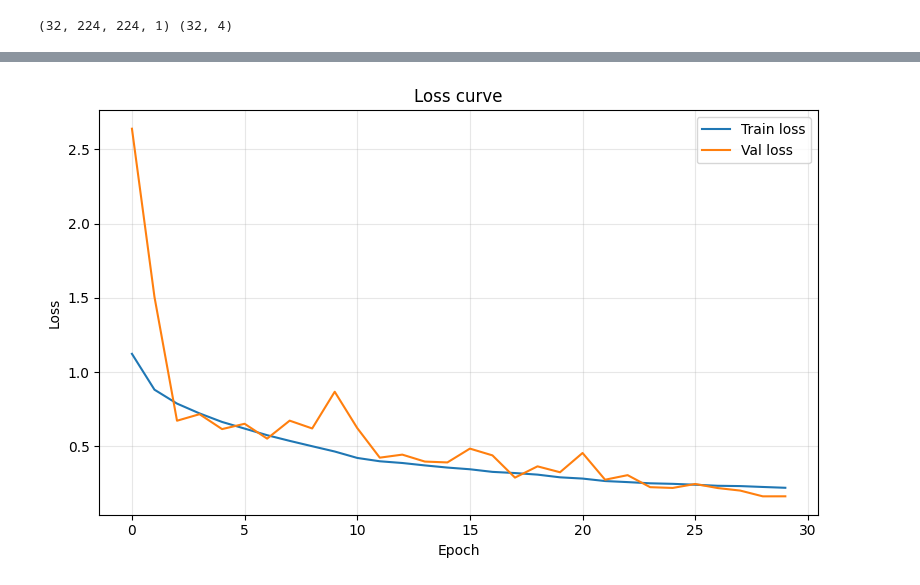
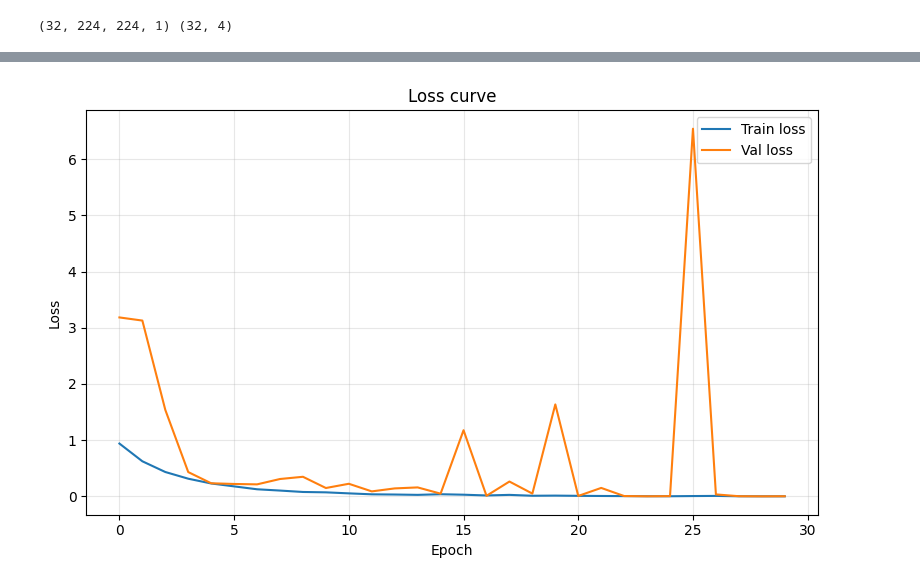
Before and after one commit to ShulimanHossain/CT-Based-Multiclass-Kidney-Disease-Classification-Using-Convolutional-Neural-Networks, a Jupyter notebook: custom_cnn.ipynb, the cells around one changed output, grey strips where cells are left out. Drawn from its saved outputs; the diff is of its cells as text; code cells hidden in the pictures.

Commit message:
Use two convolution layers at each block

```diff
--- a/custom_cnn.ipynb
+++ b/custom_cnn.ipynb
@@ -112,9 +112,15 @@ model=kf.Sequential([
     Conv2D(32,(3,3),padding="same",input_shape=input_shape),
     BatchNormalization(),
     Activation("relu"),
+    Conv2D(32,(3,3),padding="same"),
+    BatchNormalization(),
+    Activation("relu"),
     MaxPooling2D(),
 
     #block 2
+    Conv2D(64,(3,3),padding="same"),
+    BatchNormalization(),
+    Activation("relu"),
     Conv2D(64,(3,3),padding="same"),
     BatchNormalization(),
     Activation("relu"),
@@ -124,9 +130,12 @@ model=kf.Sequential([
     Conv2D(128,(3,3),padding="same"),
     BatchNormalization(),
     Activation("relu"),
+    Conv2D(128,(3,3),padding="same"),
+    BatchNormalization(),
+    Activation("relu"),
     MaxPooling2D(),
 
-    #block 4
+
 
 
     #final
@@ -184,4 +193,4 @@ Epoch 30/30
-[figure, old version]
+[figure, new version]
 # %%
 #   Accuracy curve
 plt.figure(figsize=(8, 5))
```
Also changed, not shown: parts of 3 cells of this notebook.
